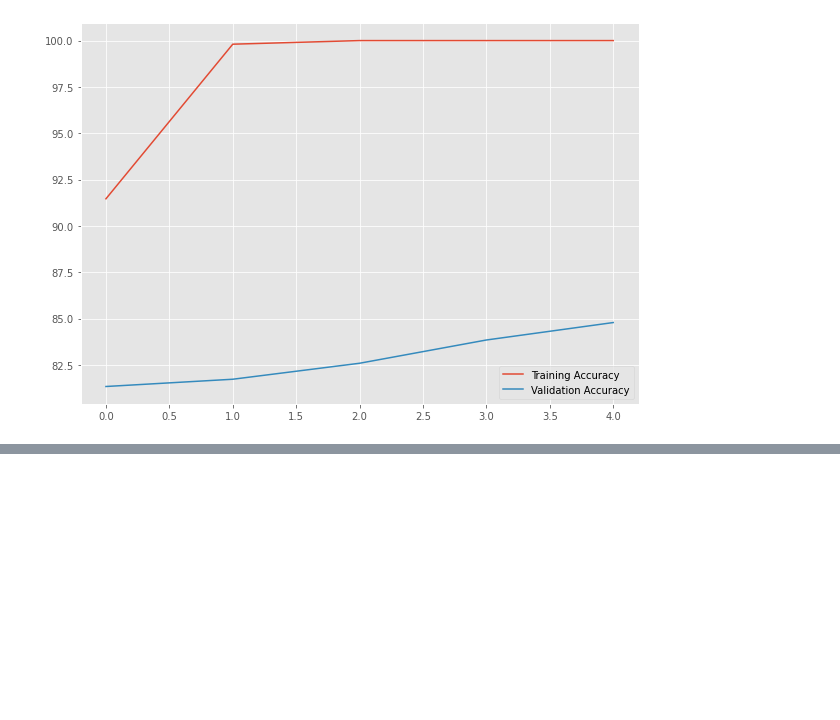
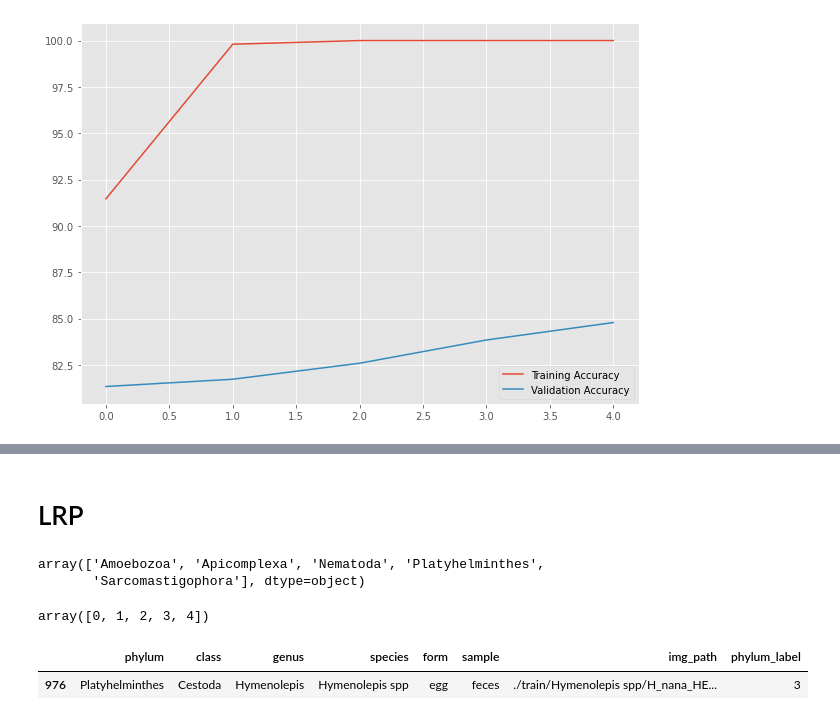
Before and after one commit to AmbiTyga/Bio-VI-BERT, a Jupyter notebook: PHYLUM_Image_Transformer.ipynb, the cells around one changed output, grey strips where cells are left out. Cells and saved outputs as stored; diff of their text form; code cells hidden in the pictures; blank space fills up the shorter version.

```diff
--- a/PHYLUM_Image_Transformer.ipynb
+++ b/PHYLUM_Image_Transformer.ipynb
@@ -580,3 +582,5 @@ plt.show()
+# %% [markdown]
+# LRP
 # %%
 from baselines.ViT.ViT_LRP import vit_base_patch16_224 as vit_LRP
 from baselines.ViT.ViT_explanation_generator import LRP
@@ -614,4 +618,18 @@ def generate_visualization(original_image, class_index=None):
     vis =  np.uint8(255 * vis)
     vis = cv2.cvtColor(np.array(vis), cv2.COLOR_RGB2BGR)
     return vis
+# %%
+le.classes_
+# %% [output]
+array(['Amoebozoa', 'Apicomplexa', 'Nematoda', 'Platyhelminthes',
+       'Sarcomastigophora'], dtype=object)
+# %%
+le.transform(le.classes_)
+# %% [output]
+array([0, 1, 2, 3, 4])
+# %%
+train.sample()
+# %% [output]
+|  | phylum | class | genus | species | form | sample | img_path | phylum_label |
+| 976 | Platyhelminthes | Cestoda | Hymenolepis | Hymenolepis spp | egg | feces | ./train/Hymenolepis spp/H_nana_HE... | 3 |
 # %%
```
Also changed, not shown: parts of 15 cells of this notebook.
